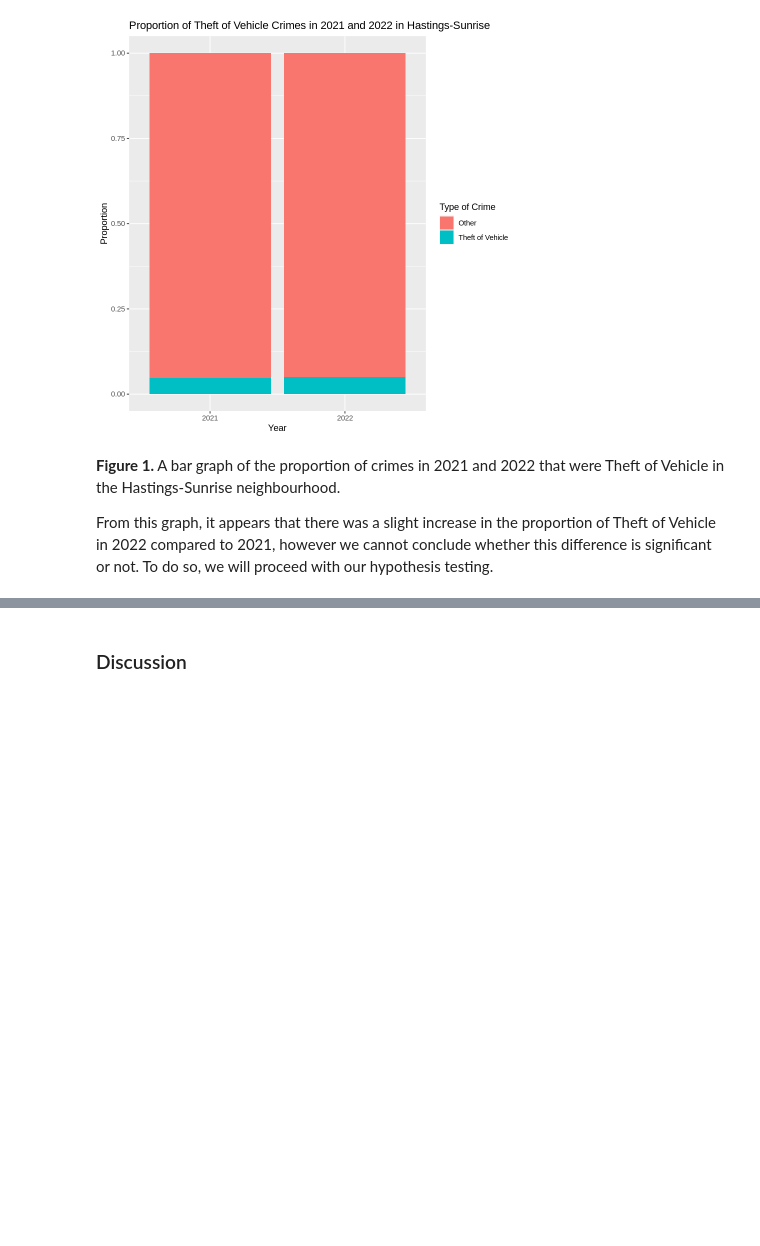
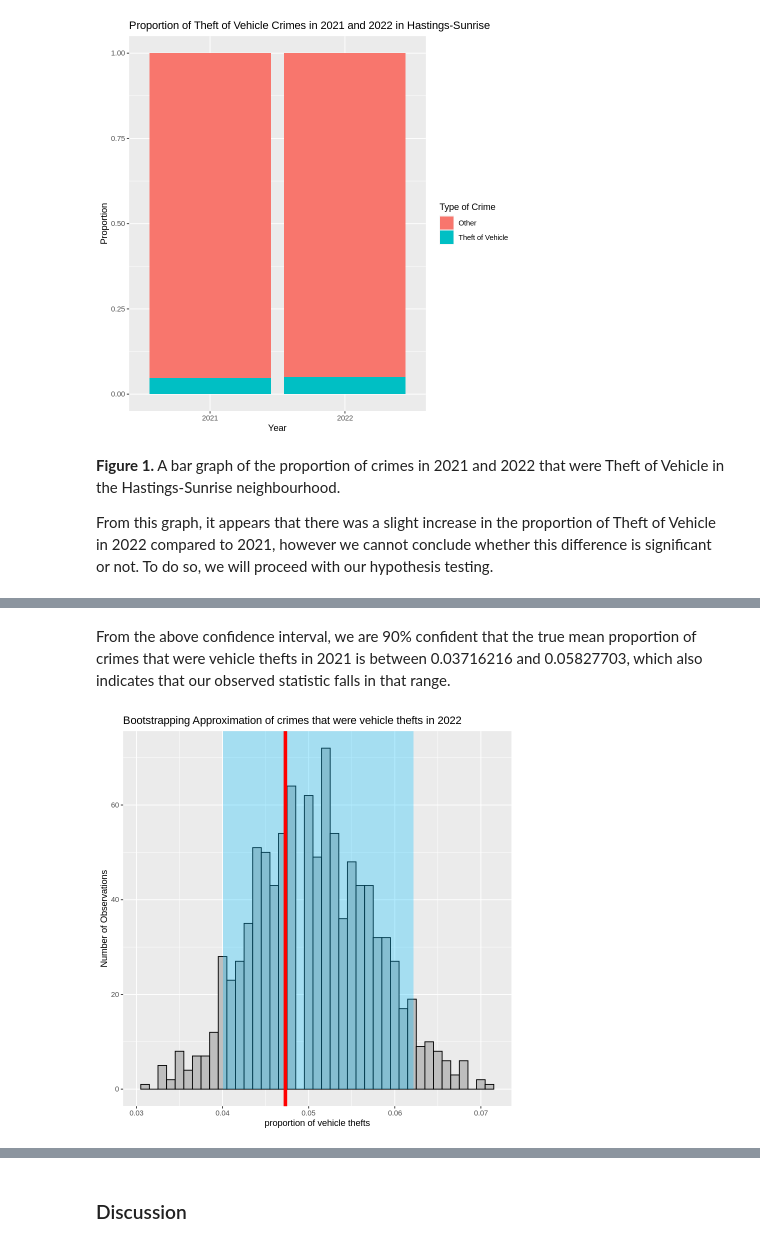
Before and after one commit to Haobo11/Stat201-group-project, a Jupyter notebook: Final Report.ipynb, the cells around one changed output, grey strips where cells are left out. Cells and saved outputs as stored; diff of their text form; code cells hidden in the pictures; blank space fills up the shorter version.

```diff
--- a/Final Report.ipynb
+++ b/Final Report.ipynb
@@ -139,0 +257,6 @@ From this graph, it appears that there was a slight increase in the proportion o
+# %% [markdown]
+From the above confidence interval, we are 90% confident that the true mean proportion of crimes that were vehicle thefts in 2021 is between 0.03716216 and 0.05827703, which also indicates that our observed statistic falls in that range.
+# %%
+ci_plot_2
+# %% [output]
+[figure, added]
```
Also changed, not shown: parts of 34 cells of this notebook.
